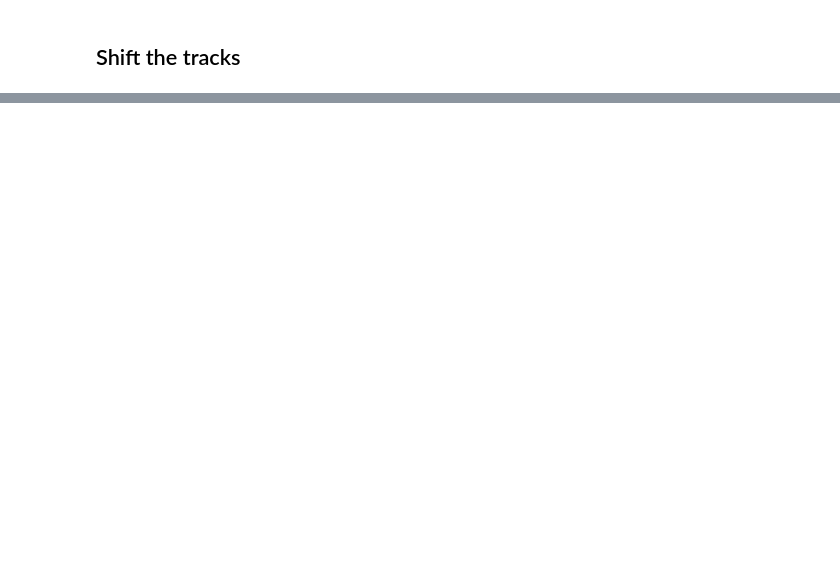
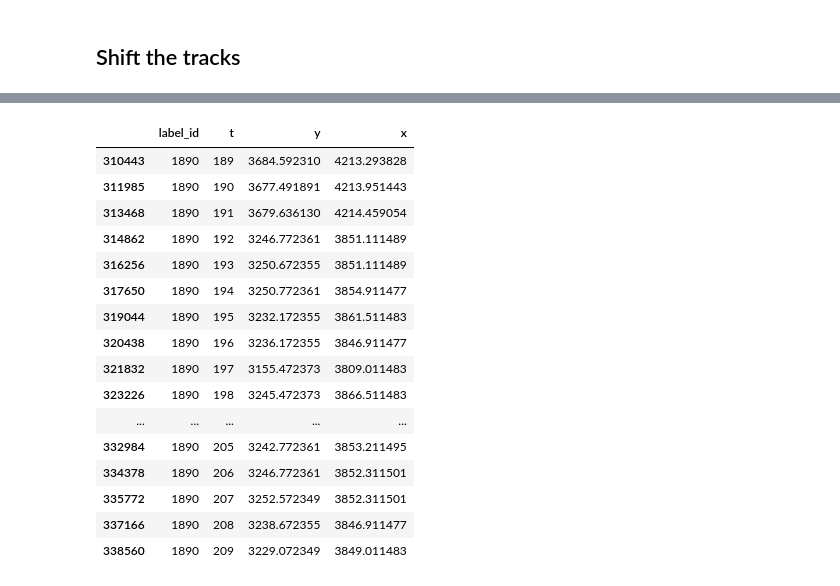
Before and after one commit to nthndy/heterognosis, a Jupyter notebook: linking.ipynb, the cells around one changed output, grey strips where cells are left out. Saved outputs shown, nothing was run; the diff lists cells and outputs as text; code cells hidden in the pictures; blank space fills up the shorter version.

```diff
--- a/linking.ipynb
+++ b/linking.ipynb
@@ -633,2 +692,26 @@ viewer.add_tracks(napari_tracks)
 # %%
-len(all_aligned_tracks[all_aligned_tracks['t'] == 209]['track_id'].unique())
+# Step 0 — Realign live_2 time indices to follow live_1
+live_2_tracks["t"] += live_1_tracks['t'].max() + 1  # ensures continuity
+
+# Step 1 — Apply global shifts
+aligned_live_2_tracks = apply_shifts_to_tracks(live_2_tracks, shifts)
+
+# Step 2 — Extend tracks forward from final frame to 210 without applying additional shifts
+final_frame = aligned_live_2_tracks['t'].max()
+final_tracks = aligned_live_2_tracks[aligned_live_2_tracks['t'] == final_frame]
+
+extension_frames = np.arange(final_frame + 1, 210)
+extended_tracks = []
+
+for t in extension_frames:
+    df = final_tracks.copy()
+    df['t'] = t  # advance time, but keep y/x fixed
+    extended_tracks.append(df)
+
+# Combine extended and original aligned tracks
+if extended_tracks:
+    extended_tracks_df = pd.concat(extended_tracks, ignore_index=True)
+    aligned_live_2_tracks = pd.concat([aligned_live_2_tracks, extended_tracks_df], ignore_index=True)
+
+# Combine both live_1 and realigned+extended live_2 tracks
+all_aligned_tracks = pd.concat([live_1_tracks, aligned_live_2_tracks], ignore_index=True)
@@ -846,0 +718,3 @@ tracks_live_2 = pd.DataFrame(records, columns=["ID", "T", "Y", "X"])
+# %%
+napari_tracks = all_aligned_tracks[['label_id', 't', 'y', 'x']]
+viewer.add_tracks(napari_tracks)
@@ -846,0 +745,20 @@ tracks_live_2 = pd.DataFrame(records, columns=["ID", "T", "Y", "X"])
+# %%
+napari_tracks[(napari_tracks['t'] >=189) & (napari_tracks['label_id'] ==1890)]
+# %% [output]
+|  | label_id | t | y | x |
+| 310443 | 1890 | 189 | 3684.592310 | 4213.293828 |
+| 311985 | 1890 | 190 | 3677.491891 | 4213.951443 |
+| 313468 | 1890 | 191 | 3679.636130 | 4214.459054 |
+| 314862 | 1890 | 192 | 3246.772361 | 3851.111489 |
+| 316256 | 1890 | 193 | 3250.672355 | 3851.111489 |
+| 317650 | 1890 | 194 | 3250.772361 | 3854.911477 |
+| 319044 | 1890 | 195 | 3232.172355 | 3861.511483 |
+| 320438 | 1890 | 196 | 3236.172355 | 3846.911477 |
+| 321832 | 1890 | 197 | 3155.472373 | 3809.011483 |
+| 323226 | 1890 | 198 | 3245.472373 | 3866.511483 |
+| ... | ... | ... | ... | ... |
+| 332984 | 1890 | 205 | 3242.772361 | 3853.211495 |
+| 334378 | 1890 | 206 | 3246.772361 | 3852.311501 |
+| 335772 | 1890 | 207 | 3252.572349 | 3852.311501 |
+| 337166 | 1890 | 208 | 3238.672355 | 3846.911477 |
+| 338560 | 1890 | 209 | 3229.072349 | 3849.011483 |
```
Also changed, not shown: parts of 65 cells of this notebook.
